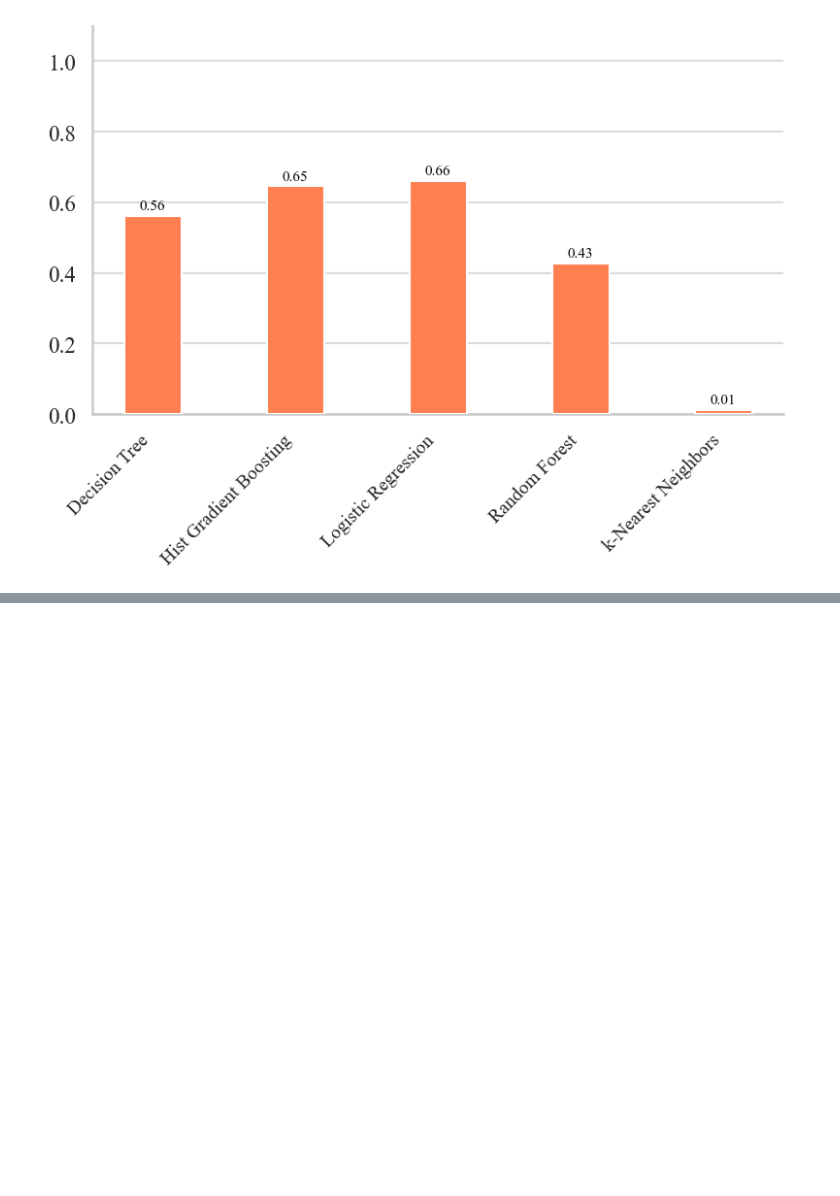
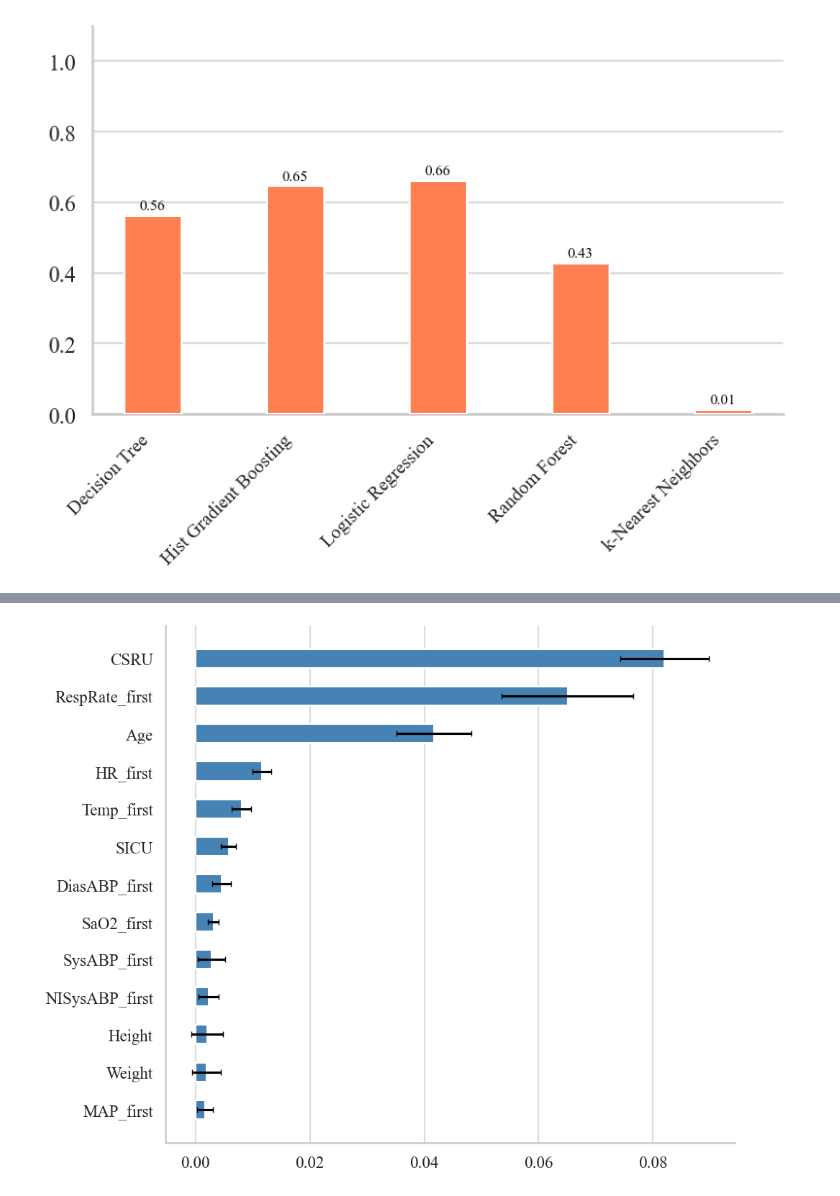
Before and after one commit to francescolatino67/icu_challenge, a Jupyter notebook: images_generator.ipynb, the cells around one changed output, grey strips where cells are left out. Saved outputs shown, nothing was run; the diff lists cells and outputs as text; code cells hidden in the pictures; blank space fills up the shorter version.

```diff
--- a/images_generator.ipynb
+++ b/images_generator.ipynb
@@ -431,0 +565,48 @@ for metric in metrics:
+# %%
+# --- 1. Set Font Configuration ---
+plt.rcParams['font.family'] = 'serif'
+plt.rcParams['font.serif'] = ['Times New Roman', 'Times', 'DejaVu Serif']
+plt.rcParams['font.size'] = 14
+
+# --- 2. Load Data ---
+try:
+    df = pd.read_csv('feature_importance_Random_Forest.csv')
+except FileNotFoundError:
+    df = pd.read_csv('results/feature_importance_Random_Forest.csv')
+
+# --- 3. Preprocessing ---
+# Remove features that contain "GCS_first"
+df = df[~df['Feature'].str.contains("GCS_first")]
+
+# Sort ascending so the most important features appear at the top
+df = df.sort_values('Importance Mean', ascending=True)
+
+# --- 4. Plotting ---
+plt.figure(figsize=(10, 8))
+
+# Horizontal Bar Plot
+# xerr adds the error bars (standard deviation)
+bars = plt.barh(df['Feature'], df['Importance Mean'],
+                xerr=df['Importance Std'],
+                color='steelblue', zorder=3, height=0.5, capsize=3)
+
+# Titles and Labels
+# plt.title('Feature Importance (Random Forest)', fontsize=18, pad=20)
+# plt.xlabel('Mean Decrease in AUC Score', fontsize=14)
+# plt.ylabel('Feature', fontsize=14)
+
+# Styling: Remove top and right borders
+ax = plt.gca()
+ax.spines['top'].set_visible(False)
+ax.spines['right'].set_visible(False)
+
+# Grid: Vertical only (since the values are on the x-axis)
+ax.grid(axis='x', alpha=0.7, zorder=0)
+ax.yaxis.grid(False)
+
+# Annotations removed as requested
+
+plt.tight_layout()
+plt.savefig('results/feature_importance_rf_clean.png', dpi=300)
+# %% [output]
+[figure, added]
```
Also changed, not shown: parts of 2 cells of this notebook, 4 other files.
